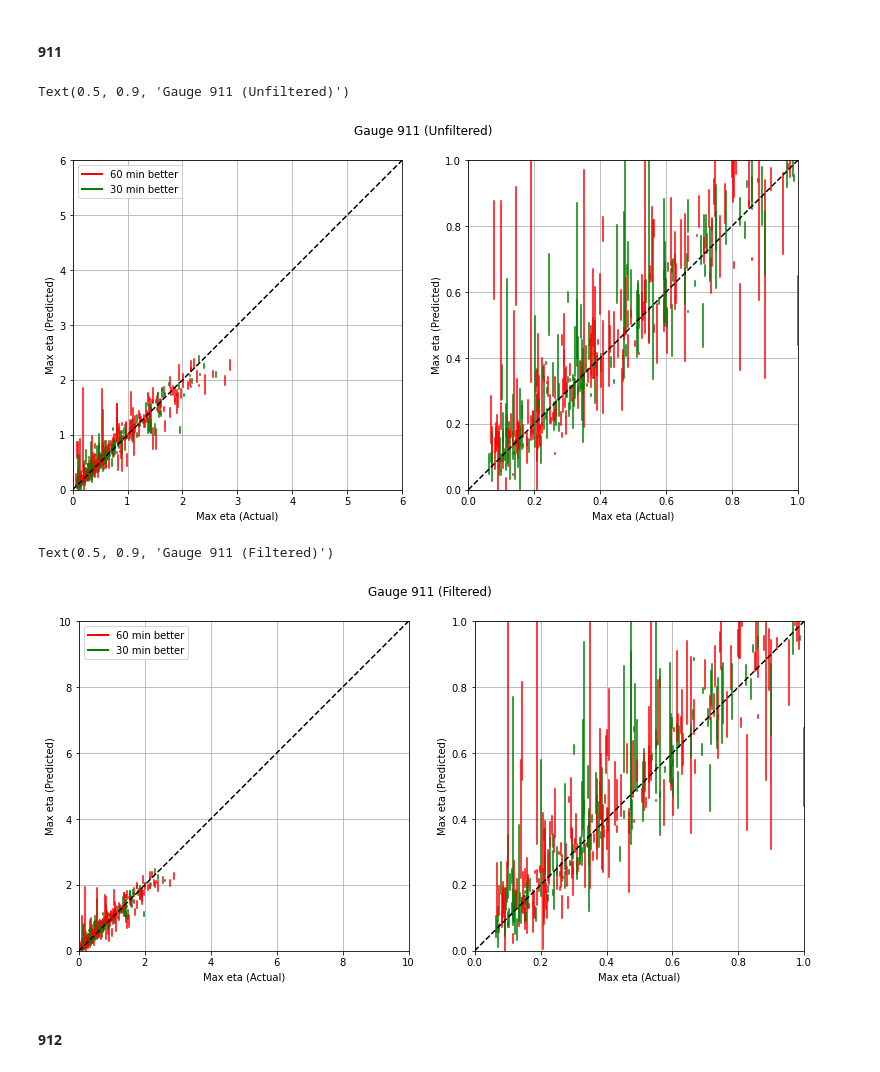
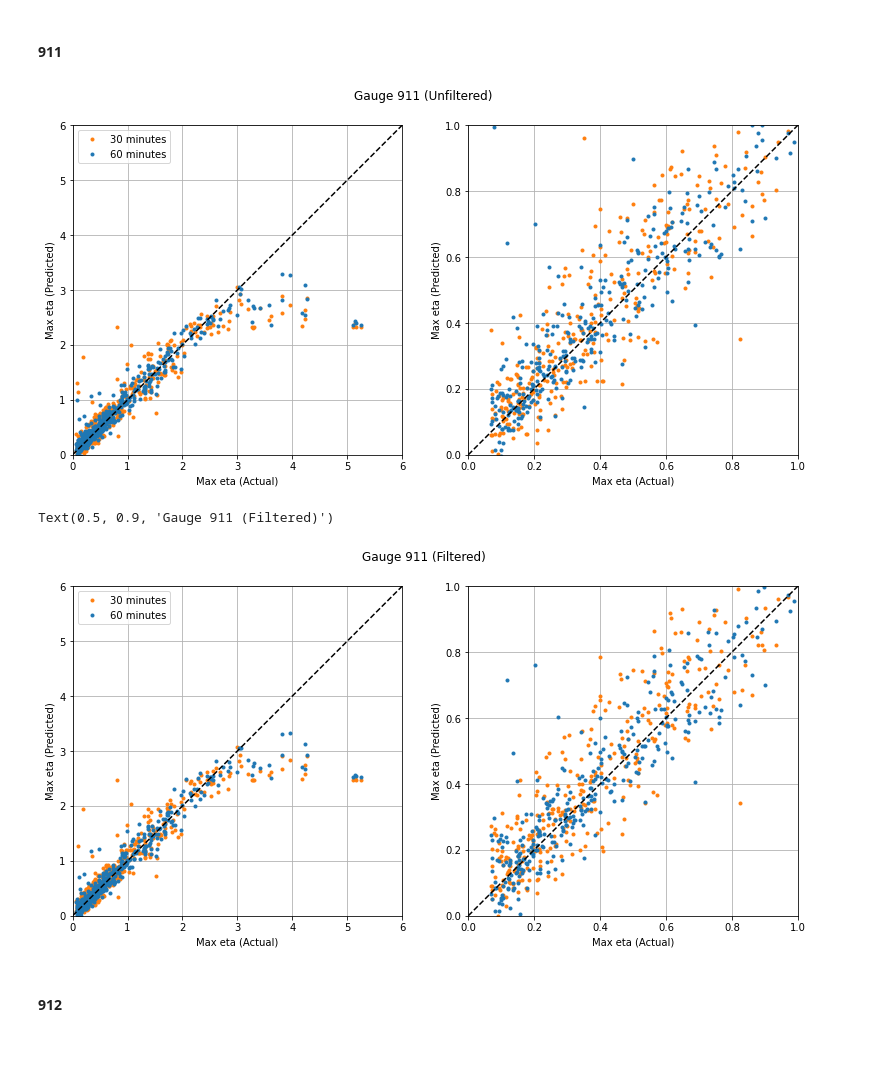
Before and after one commit to chrismhl/tsunami, a Jupyter notebook: Tsunami_TS_Regression.ipynb, the cells around one changed output. Drawn from its saved outputs; the diff is of its cells as text; code cells hidden in the pictures.

Commit message:
Redid plots

```diff
--- a/Tsunami_TS_Regression.ipynb
+++ b/Tsunami_TS_Regression.ipynb
@@ -237,7 +237,7 @@ def max_eta_all(data,gaugeno,runs):
 # %%
 tsteps = [181, 361] # 30 minutes
 threshold = 0.1
-sub_thresh = -2 # set to arbitrarily large negative number if you do not want to filter for subsidence
+sub_thresh = -2000 # set to arbitrarily large negative number if you do not want to filter for subsidence
 sub_time = 31
 
 eta_g702 = []
@@ -406,7 +416,7 @@ from matplotlib.lines import Line2D
 
 testsize = 0.4
 
-plotlabels = ['60 min better', '30 min better']
+plotlabels = ['30 minutes', '60 minutes']
 
 rseed = 1 # random seed used for train/test split
 # %%
@@ -529,22 +539,17 @@ def plot_test_all(target,pred,line,zoomlim, labels):
         labels - labels for the legend
     """
     #legend
-    custom_lines = [Line2D([0], [0], color='r', lw=2),
-                Line2D([0], [0], color='g', lw=2)]
 
     fig = figure(figsize=(13,7))
 
     ax = fig.add_subplot(1,2,1)
 
-    for i in range(shape(target)[1]):
-        if np.abs(target[0][i] - pred[0][i]) > np.abs(target[1][i] - pred[1][i]):
-            plt.plot([target[0][i],target[1][i]],[pred[0][i],pred[1][i]],'r-')
-        elif np.abs(target[0][i] - pred[0][i]) < np.abs(target[1][i] - pred[1][i]):
-            plt.plot([target[0][i],target[1][i]],[pred[0][i],pred[1][i]],'g-')
+    plt.plot(target[0],pred[0],color='tab:orange',marker='.',linestyle='None')
+    plt.plot(target[1],pred[1],color='tab:blue',marker='.',linestyle='None')
 
     plot([0,line],[0,line],'k--')
 
-    ax.legend(custom_lines, labels)
+    ax.legend(labels)
 
     xlabel('Max eta (Actual)')
     ylabel('Max eta (Predicted)')
@@ -557,12 +562,8 @@ def plot_test_all(target,pred,line,zoomlim, labels):
 
     ax2 = fig.add_subplot(1,2,2)
 
-    for i in range(shape(target)[1]):
-        if np.abs(target[0][i] - pred[0][i]) > np.abs(target[1][i] - pred[1][i]):
-            plt.plot([target[0][i],target[1][i]],[pred[0][i],pred[1][i]],'r-')
-        elif np.abs(target[0][i] - pred[0][i]) < np.abs(target[1][i] - pred[1][i]):
-            plt.plot([target[0][i],target[1][i]],[pred[0][i],pred[1][i]],'g-')
-
+    plt.plot(target[0],pred[0],color='tab:orange',marker='.',linestyle='None')
+    plt.plot(target[1],pred[1],color='tab:blue',marker='.',linestyle='None')
 
     plot([0,zoomlim],[0,zoomlim],'k--')
 
@@ -690,17 +689,16 @@ Text(0.5, 0.9, 'Gauge 902 (Filtered)')
 # %%
 plot_test_all(target_911,pred_911,6,1, plotlabels)
 suptitle('Gauge 911 (Unfiltered)',y=0.9)
-# plt.savefig('g911_subs.png')
+plt.savefig('g911.png')
 # %% [output]
-Text(0.5, 0.9, 'Gauge 911 (Unfiltered)')
-[figure, old version]
+[figure, new version]
 # %%
-plot_test_all(target_911_f,pred_911_f,10,1, plotlabels)
+plot_test_all(target_911_f,pred_911_f,6,1, plotlabels)
 suptitle('Gauge 911 (Filtered)', y=0.9)
 # plt.savefig('g911_f_subs.png')
 # %% [output]
 Text(0.5, 0.9, 'Gauge 911 (Filtered)')
-[figure, old version]
+[figure, new version]
 # %% [markdown]
 #### 912
 # %%
```
Also changed, not shown: parts of 27 cells of this notebook.
